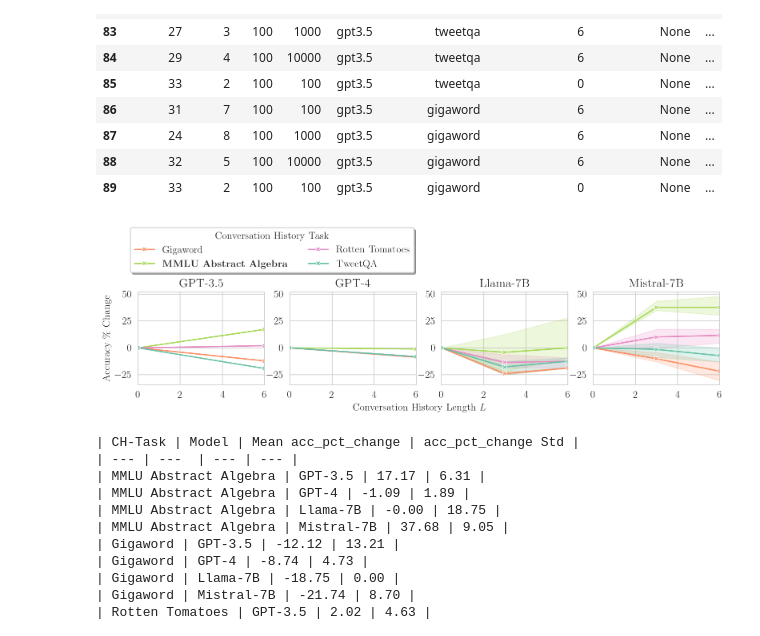
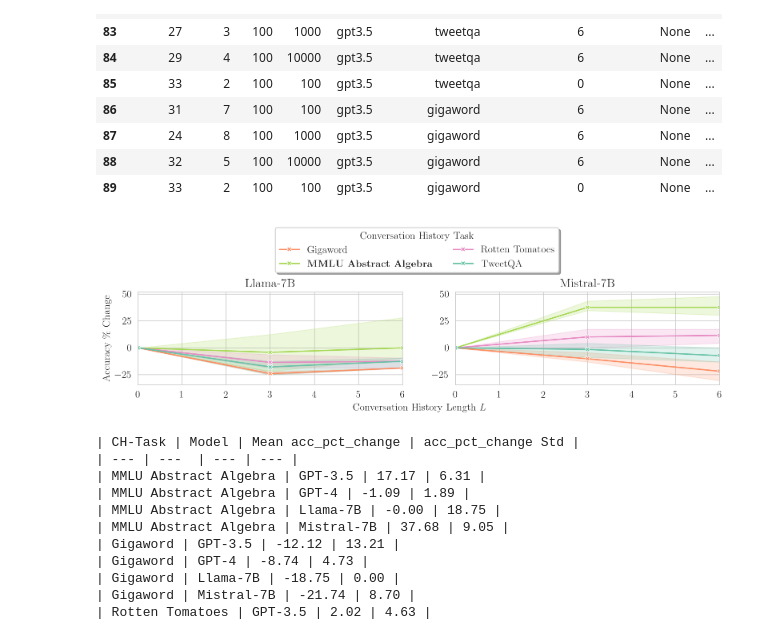
Before and after one commit to ivaxi0s/llm-task-switch, a Jupyter notebook: results/plot_seeds.ipynb, the cells around one changed output. Drawn from its saved outputs; the diff is of its cells as text; code cells hidden in the pictures.

```diff
--- a/results/plot_seeds.ipynb
+++ b/results/plot_seeds.ipynb
@@ -466,7 +578,8 @@ aa_ref_data = aa.load_test_reference()
 aa_results = get_results_for_evalset(
     "mmluaa",
     aa_ref_data,
-    use_cached=False,
+    use_cached=True,
+    # use_cached=False,
     iterative=True,
     seed=True,
 )
@@ -524,19 +623,22 @@ aa_results_df = df_metric_pct_change(aa_results_df, "acc")
 # %%
 label = r"Accuracy \% Change"
 df = aa_results_df.rename(columns={"acc_pct_change": label})
+df = df[(df["model"] != "gpt3.5")]
+df = df[(df["model"] != "gpt4")]
+# df = df[(df["model"] == "llama-7b")]
 plot_df_metrics_per_model(
   df,
   [label],
-  # save_path=Path("rt/accuracy.pdf"),
+  save_path=Path("mmluaa/seeds_accuracy.pdf"),
   # title="MMLU Abstract Algebra Results",
   eval_set="mmluaa",
-  legend_anchor=(-1.3, 1.75),
+  legend_anchor=(-0.7, 1.75),
   # adjust_func=lambda axs: axs[0, 0].set_ylim(-7, 4),
   legend_axs=(-1, 1),
   # save_png=True,
 )
 # %% [output]
-[figure, old version]
+[figure, new version]
 # %%
 print(results_markdown_table(aa_results_df, ["acc_pct_change"], "mmluaa"))
 # %% [output]
```
Also changed, not shown: parts of 31 cells of this notebook, 8 other files.
